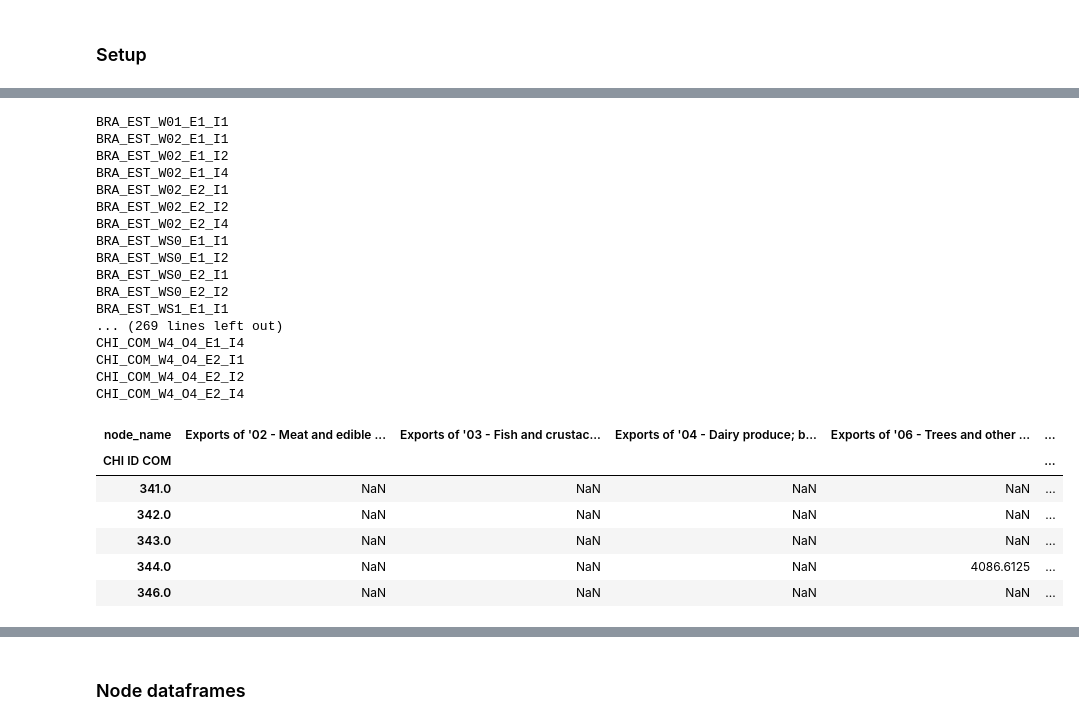
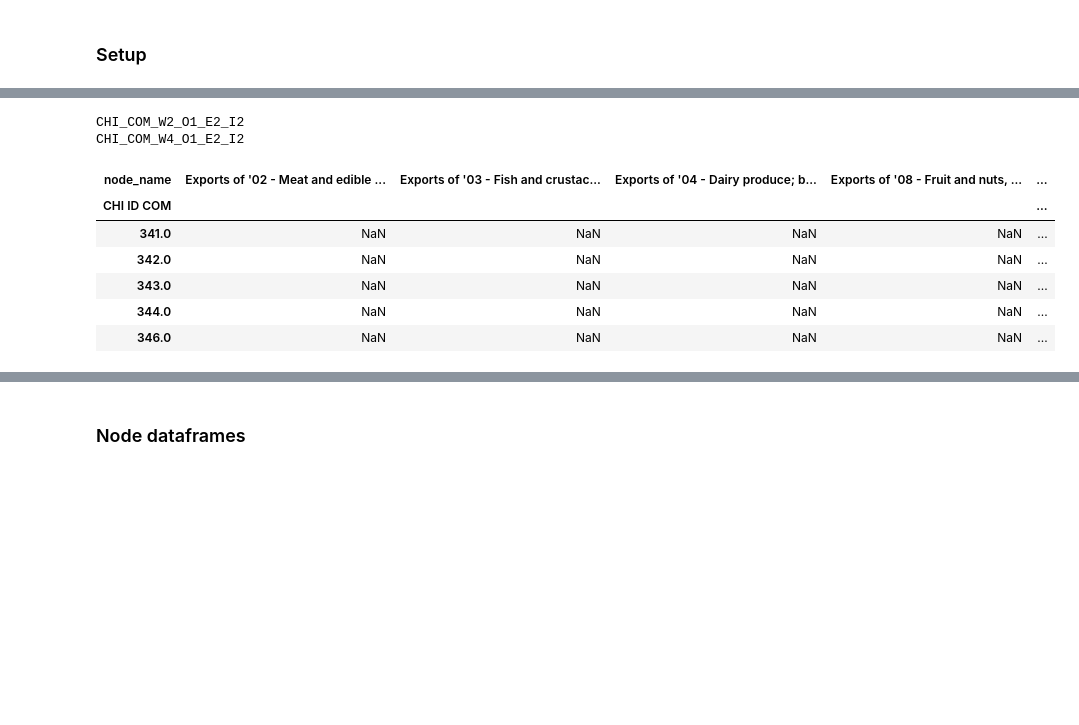
Before and after one commit to matuteiglesias/geo-correlation-structures, a Jupyter notebook: Save aggregated datasets.ipynb, the cells around one changed output, grey strips where cells are left out. Saved outputs shown, nothing was run; the diff lists cells and outputs as text; code cells hidden in the pictures; blank space fills up the shorter version.

```diff
--- a/Save aggregated datasets.ipynb
+++ b/Save aggregated datasets.ipynb
@@ -234,10 +241,12 @@ import itertools
 path = 'data/processed/'
 
 var_dict_chi = {'name': ['Wages', 'Output', 'Exports', 'Imports'],
-                'geo_levels': ['CHI_REG', 'CHI_PRO', 'CHI_COM'],
+#                 'geo_levels': ['CHI_REG', 'CHI_PRO', 'CHI_COM'],
+                'geo_levels': ['CHI_COM'],
        'dataset': ['prd','prd', 'trd', 'trd'],
                 'cp_dim' : [1, 1, 1, 1],
-       'levels': [['CI1', 'CI2', 'CI4'],['CI1', 'CI2', 'CI4'], ['HS1', 'HS2', 'HS4'], ['HS1', 'HS2', 'HS4']],
+#        'levels': [['CI1', 'CI2', 'CI4'],['CI1', 'CI2', 'CI4'], ['HS1', 'HS2', 'HS4'], ['HS1', 'HS2', 'HS4']],
+       'levels': [['CI2', 'CI4'],['CI1'], ['HS2', 'HS4'], ['HS2', 'HS4']],
            'agg_ref' : [CIIU, CIIU, HS, HS],
            'agg_str' : ['CIIU','CIIU', 'HS', 'HS']}
 
@@ -277,13 +286,14 @@ var_dict_bra = {'name': ['Wages', 'Exports', 'Imports'],
            'agg_ref' : [agg_ref_prd_bra, HS, HS],
            'agg_str' : ['(CNAE, CBO)', 'HS', 'HS']}
 # %%
-max_allowed_assymetry = 200
+max_allowed_assymetry = 400
 # %%
 
 
 HS = HS.convert_objects(convert_numeric=True)
 assymetry_dict = dict()
-for var_dict in [var_dict_bra, var_dict_chi]:
+# for var_dict in [var_dict_bra, var_dict_chi]:
+for var_dict in [var_dict_chi]:
 
     for geo in var_dict['geo_levels']:
 
@@ -362,8 +362,8 @@ from collections import OrderedDict
 #                'agg_ref' : [CIIU, HS, HS],
 #                'agg_str' : ['CIIU', 'HS', 'HS']}
 
-for var_dict in [var_dict_bra, var_dict_chi]:
-
+# for var_dict in [var_dict_bra, var_dict_chi]:
+for var_dict in [var_dict_chi]:
     for geo in var_dict['geo_levels']:
 
         confs = list(itertools.product(*var_dict['levels']))
@@ -510,7 +481,8 @@ dtype: int64
 #            'agg_str' : ['CIIU', 'HS', 'HS']}
 
 
-for var_dict in [var_dict_bra, var_dict_chi]:
+# for var_dict in [var_dict_bra, var_dict_chi]:
+for var_dict in [var_dict_chi]:
 
     for geo in var_dict['geo_levels']:
 
@@ -519,56 +491,41 @@ for var_dict in [var_dict_bra, var_dict_chi]:
 
         for conf in confs:
             conf_name = geo+'_'+'_'.join([var_dict['name'][i][0]+conf[i][2::4] for i in range(v)])
             if assymetry_dict[conf_name] < max_allowed_assymetry:
 
                 concat_data = pd.read_csv(hard_drive_path+path+conf_name+'_cc_data.csv')
 
                 # No sparse... possibly from nodes dataset
                 df = concat_data
 
                 th = .99
                 cat_size = df.reset_index().groupby('node_name').sum()[['value_USD']].sort_values(by = 'value_USD', ascending = False)
                 cat_cumsum = (cat_size/cat_size.sum()).cumsum()
                 l = list(cat_cumsum.loc[cat_cumsum['value_USD'] < th].index)
                 df = df.loc[df.reset_index().node_name.isin(l)]#.set_index([Geo_cat[0], 'node_name'])
 
                 concat_data = df
 
                 geo_col = [col for col in concat_data.columns if geo[:3] in col]
                 main_table = concat_data.groupby(geo_col + ['node_name'])[['value_USD']].sum().unstack()
 
                 main_table.columns = main_table.columns.droplevel()
 
                 main_table.to_csv(hard_drive_path+path+conf_name+'_main_table.csv')
                 print conf_name
 
     #     print main_table.fillna(0).sum().sum()
 
 main_table.iloc[-5:, :5]
 # %% [output]
-BRA_EST_W01_E1_I1
-BRA_EST_W02_E1_I1
-BRA_EST_W02_E1_I2
-BRA_EST_W02_E1_I4
-BRA_EST_W02_E2_I1
-BRA_EST_W02_E2_I2
-BRA_EST_W02_E2_I4
-BRA_EST_WS0_E1_I1
-BRA_EST_WS0_E1_I2
-BRA_EST_WS0_E2_I1
-BRA_EST_WS0_E2_I2
-BRA_EST_WS1_E1_I1
-... (269 lines left out)
-CHI_COM_W4_O4_E1_I4
-CHI_COM_W4_O4_E2_I1
-CHI_COM_W4_O4_E2_I2
-CHI_COM_W4_O4_E2_I4
+CHI_COM_W2_O1_E2_I2
+CHI_COM_W4_O1_E2_I2
-| node_name | Exports of '02 - Meat and edible ... | Exports of '03 - Fish and crustac... | Exports of '04 - Dairy produce; b... | Exports of '06 - Trees and other ... | ... |
+| node_name | Exports of '02 - Meat and edible ... | Exports of '03 - Fish and crustac... | Exports of '04 - Dairy produce; b... | Exports of '08 - Fruit and nuts, ... | ... |
 | CHI ID COM |  |  |  |  | ... |
 | 341.0 | NaN | NaN | NaN | NaN | ... |
 | 342.0 | NaN | NaN | NaN | NaN | ... |
 | 343.0 | NaN | NaN | NaN | NaN | ... |
-| 344.0 | NaN | NaN | NaN | 4086.6125 | ... |
+| 344.0 | NaN | NaN | NaN | NaN | ... |
 | 346.0 | NaN | NaN | NaN | NaN | ... |
 # %%
 plt.imshow(main_table.as_matrix())
```
Also changed, not shown: parts of 10 cells of this notebook, 4 other files.
